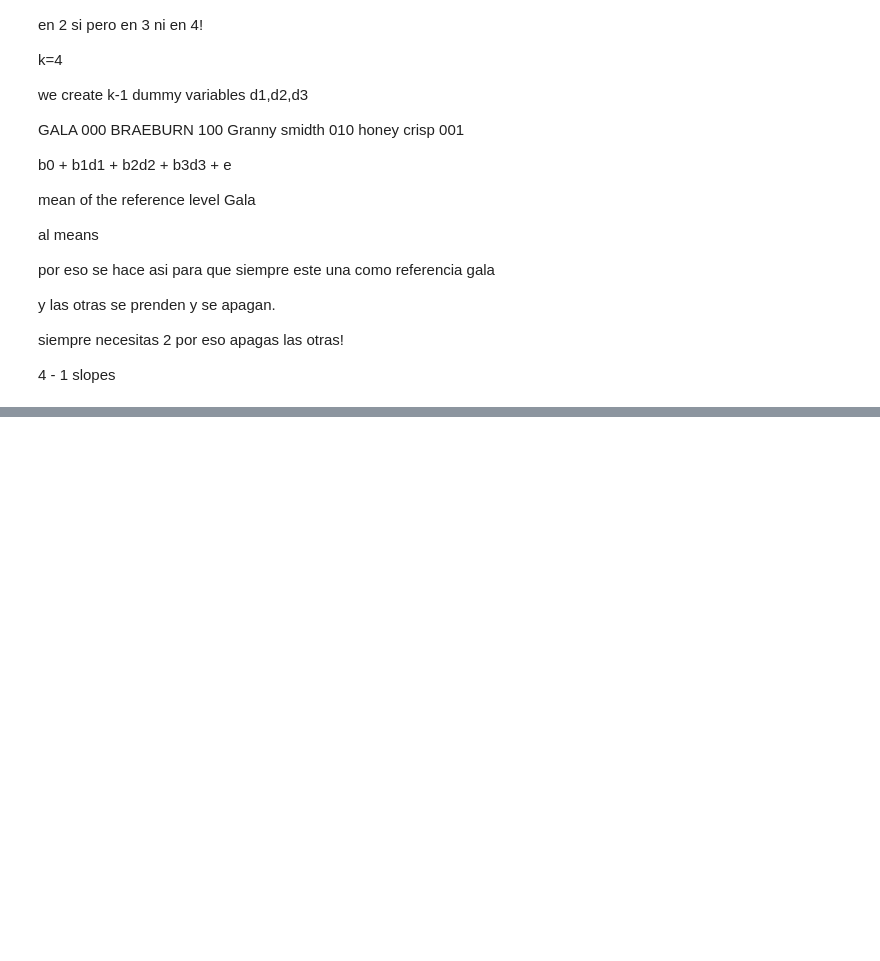
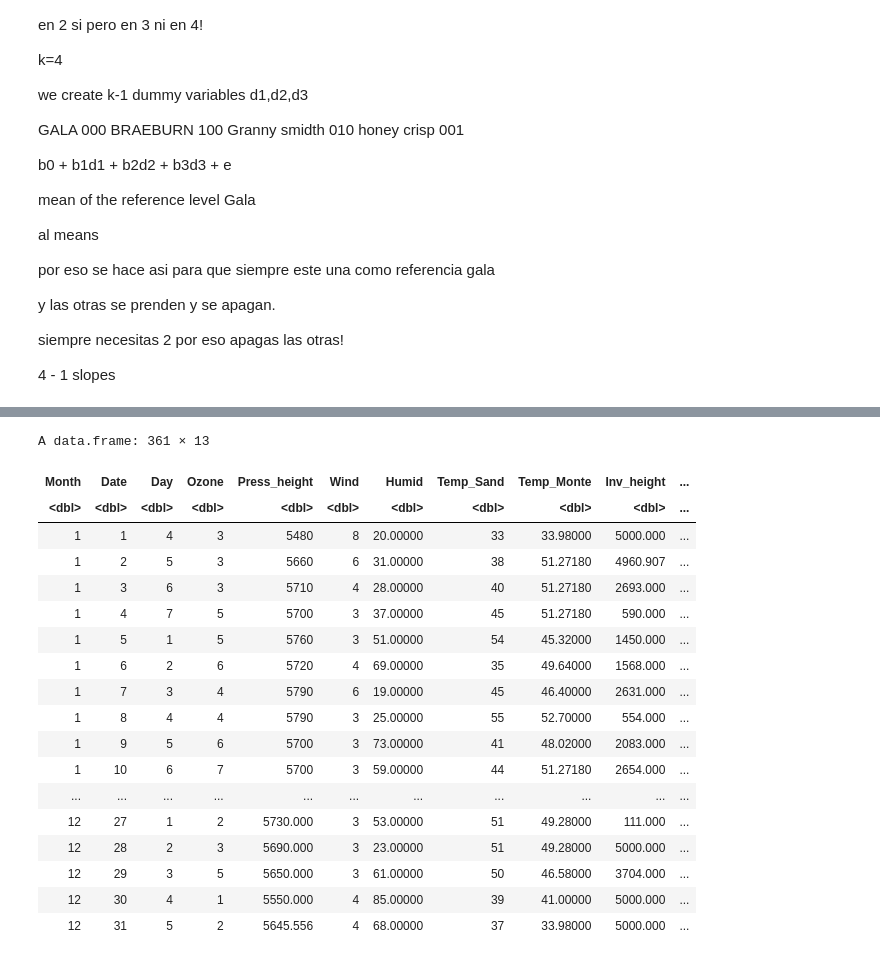
Before and after one commit to alejandro-armenta/r_machine_learning, a Jupyter notebook: lr.ipynb, the cells around one changed output, grey strips where cells are left out. Saved outputs shown, nothing was run; the diff lists cells and outputs as text; code cells hidden in the pictures; blank space fills up the shorter version.

Commit message:
made imputer

```diff
--- a/lr.ipynb
+++ b/lr.ipynb
@@ -114,0 +248,2 @@ A tibble: 366 × 13
+# %%
+imputemethod<-imputeLearner('regr.rpart')
@@ -114,0 +292,24 @@ A tibble: 366 × 13
+# %%
+ozoneimp<-impute(as.data.frame(ozoneclean), classes = list(numeric = imputemethod))
+# %%
+ozoneimp$data
+# %% [output]
+A data.frame: 361 × 13
+| Month | Date | Day | Ozone | Press_height | Wind | Humid | Temp_Sand | Temp_Monte | Inv_height | ... |
+| <dbl> | <dbl> | <dbl> | <dbl> | <dbl> | <dbl> | <dbl> | <dbl> | <dbl> | <dbl> | ... |
+| 1 | 1 | 4 | 3 | 5480 | 8 | 20.00000 | 33 | 33.98000 | 5000.000 | ... |
+| 1 | 2 | 5 | 3 | 5660 | 6 | 31.00000 | 38 | 51.27180 | 4960.907 | ... |
+| 1 | 3 | 6 | 3 | 5710 | 4 | 28.00000 | 40 | 51.27180 | 2693.000 | ... |
+| 1 | 4 | 7 | 5 | 5700 | 3 | 37.00000 | 45 | 51.27180 | 590.000 | ... |
+| 1 | 5 | 1 | 5 | 5760 | 3 | 51.00000 | 54 | 45.32000 | 1450.000 | ... |
+| 1 | 6 | 2 | 6 | 5720 | 4 | 69.00000 | 35 | 49.64000 | 1568.000 | ... |
+| 1 | 7 | 3 | 4 | 5790 | 6 | 19.00000 | 45 | 46.40000 | 2631.000 | ... |
+| 1 | 8 | 4 | 4 | 5790 | 3 | 25.00000 | 55 | 52.70000 | 554.000 | ... |
+| 1 | 9 | 5 | 6 | 5700 | 3 | 73.00000 | 41 | 48.02000 | 2083.000 | ... |
+| 1 | 10 | 6 | 7 | 5700 | 3 | 59.00000 | 44 | 51.27180 | 2654.000 | ... |
+| ... | ... | ... | ... | ... | ... | ... | ... | ... | ... | ... |
+| 12 | 27 | 1 | 2 | 5730.000 | 3 | 53.00000 | 51 | 49.28000 | 111.000 | ... |
+| 12 | 28 | 2 | 3 | 5690.000 | 3 | 23.00000 | 51 | 49.28000 | 5000.000 | ... |
+| 12 | 29 | 3 | 5 | 5650.000 | 3 | 61.00000 | 50 | 46.58000 | 3704.000 | ... |
+| 12 | 30 | 4 | 1 | 5550.000 | 4 | 85.00000 | 39 | 41.00000 | 5000.000 | ... |
+| 12 | 31 | 5 | 2 | 5645.556 | 4 | 68.00000 | 37 | 33.98000 | 5000.000 | ... |
```
Also changed, not shown: parts of 14 cells of this notebook, 1 other file.
